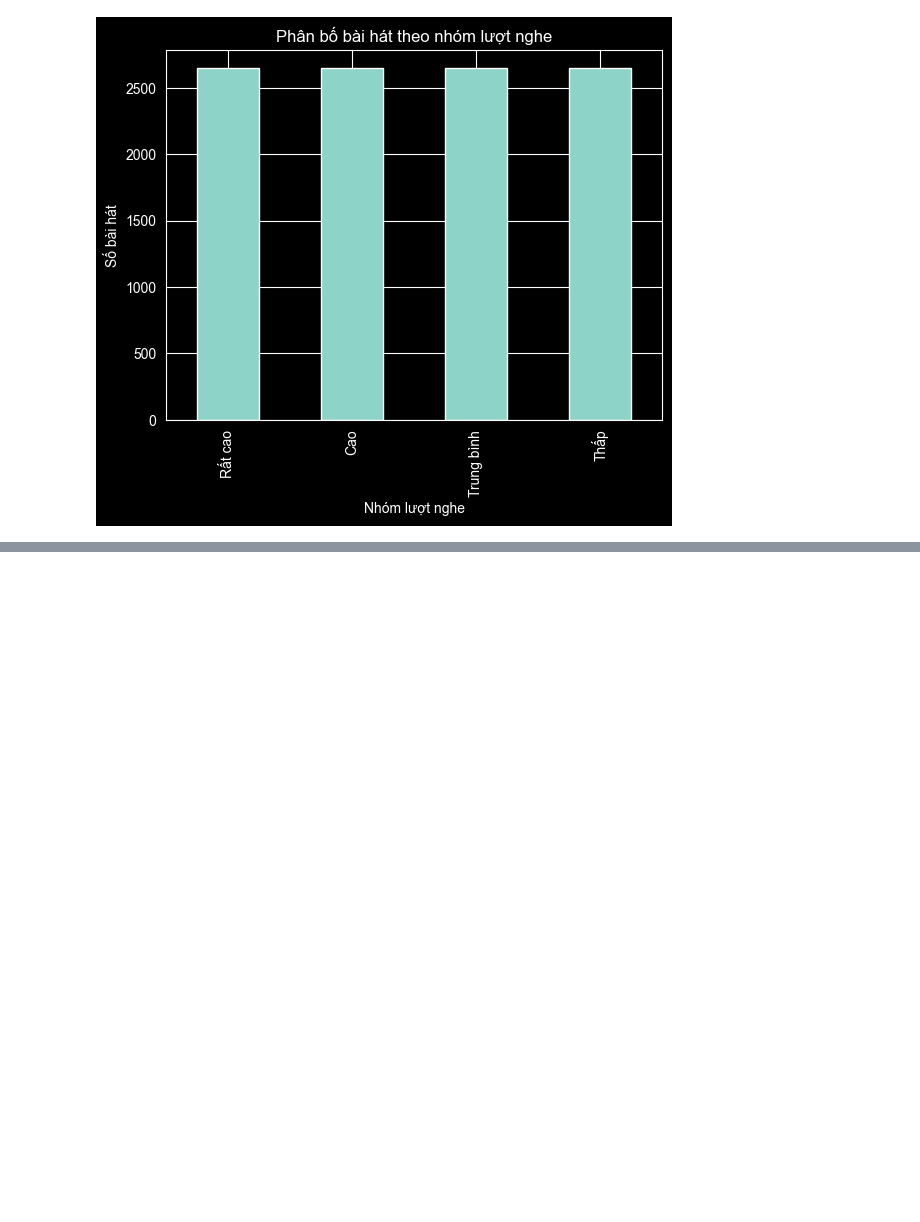
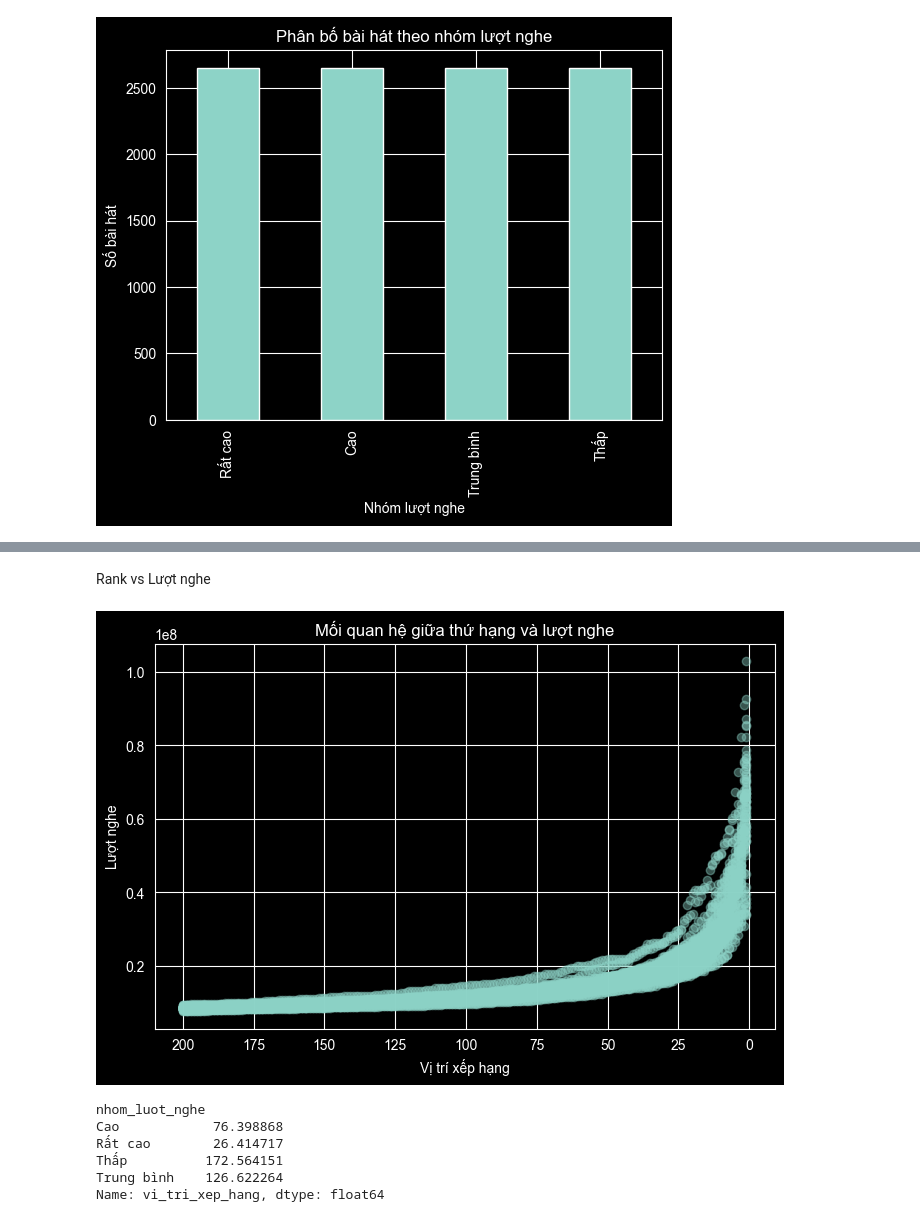
Before and after one commit to MinhTruc09/Spotify_EDA, a Jupyter notebook: notebooks/02_eda.ipynb, the cells around one changed output, grey strips where cells are left out. Cells and saved outputs as stored; diff of their text form; code cells hidden in the pictures; blank space fills up the shorter version.

```diff
--- a/notebooks/02_eda.ipynb
+++ b/notebooks/02_eda.ipynb
@@ -119,0 +212,25 @@ plt.show()
+# %% [markdown]
+Rank vs Lượt nghe
+# %%
+plt.figure(figsize=(8,5))
+plt.scatter(
+    EDA2024['vi_tri_xep_hang'],
+    EDA2024['luot_nghe'],
+    alpha=0.4
+)
+plt.gca().invert_xaxis()  # rank 1 ở bên trái
+plt.xlabel('Vị trí xếp hạng')
+plt.ylabel('Lượt nghe')
+plt.title('Mối quan hệ giữa thứ hạng và lượt nghe')
+plt.show()
+# %% [output]
+[figure, added]
+# %%
+EDA2024.groupby('nhom_luot_nghe')['vi_tri_xep_hang'].mean()
+# %% [output]
+nhom_luot_nghe
+Cao            76.398868
+Rất cao        26.414717
+Thấp          172.564151
+Trung bình    126.622264
+Name: vi_tri_xep_hang, dtype: float64
```
Also changed, not shown: parts of 13 cells of this notebook, 2 other files.
